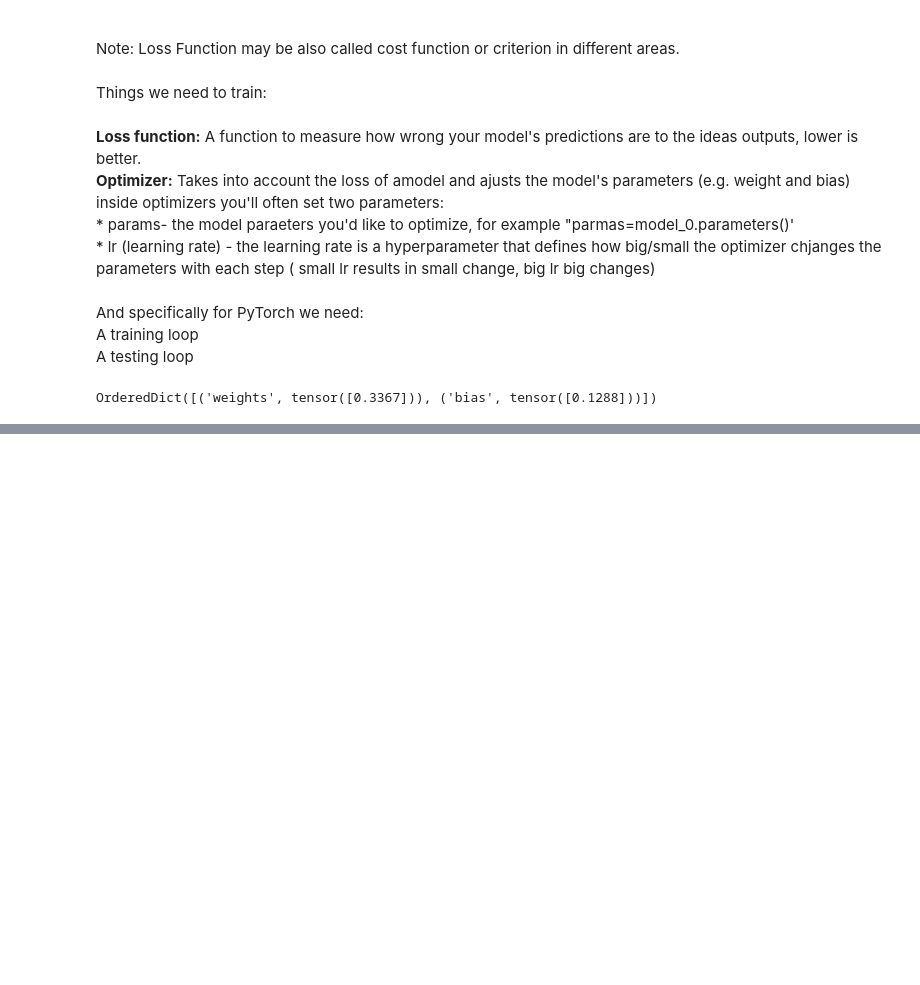
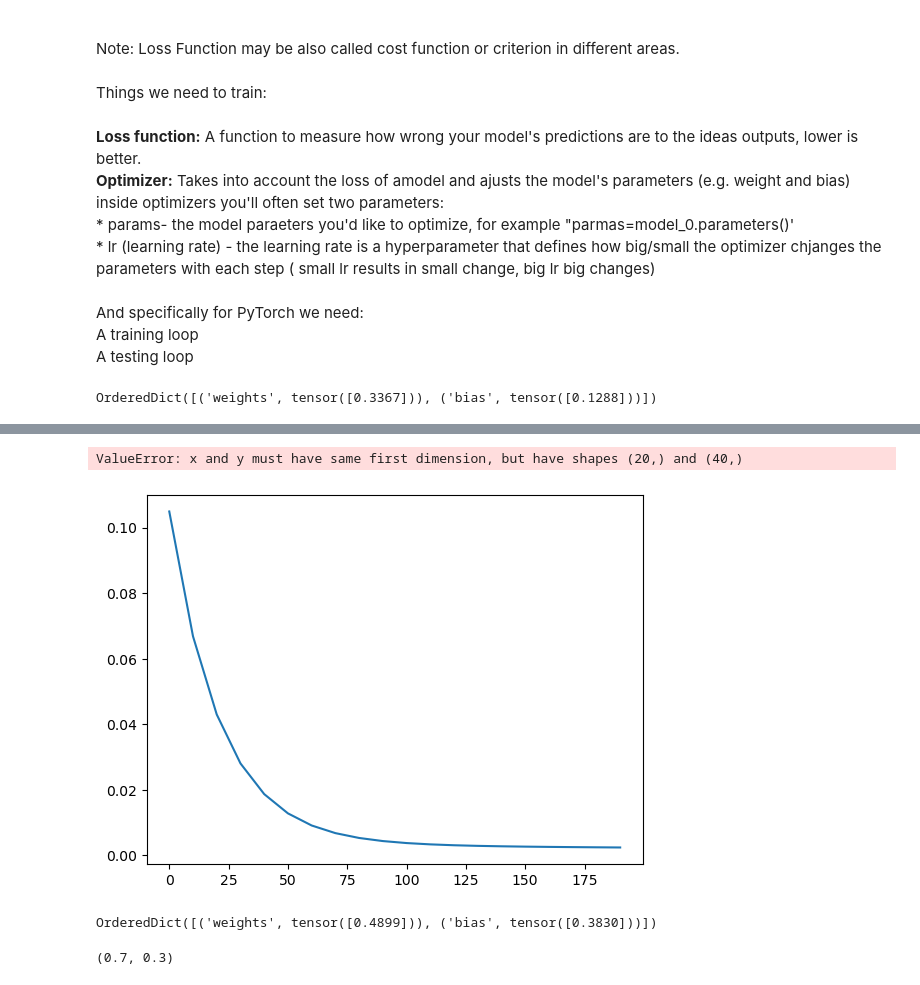
Before and after one commit to lherbbb/LearningPyTorch_1, a Jupyter notebook: Chapter 1 P1.ipynb, the cells around one changed output, grey strips where cells are left out. Drawn from its saved outputs; the diff is of its cells as text; code cells hidden in the pictures; blank space fills up the shorter version.

Commit message:
git commit -m "test"

```diff
--- a/Chapter 1 P1.ipynb
+++ b/Chapter 1 P1.ipynb
@@ -207,0 +295,19 @@ optimizer = torch.optim.SGD(params=model_0.parameters(),
+# %%
+# Plot the loss curves
+plt.plot(epoch_count, torch.tensor(loss_values).numpy(), label="Train loss")
+plt.plot(epoch_count, test_loss_values, label="Test loss")
+plt.title("training and test loss curves")
+plt.ylabel("Loss")
+plt.xlabel("Epoch")
+plt.legend()
+# %% [output]
+ValueError: x and y must have same first dimension, but have shapes (20,) and (40,)
+[figure, added]
+# %%
+model_0.state_dict()
+# %% [output]
+OrderedDict([('weights', tensor([0.4899])), ('bias', tensor([0.3830]))])
+# %%
+weight, bias
+# %% [output]
+(0.7, 0.3)
```
Also changed, not shown: parts of 26 cells of this notebook, 1 other file.
